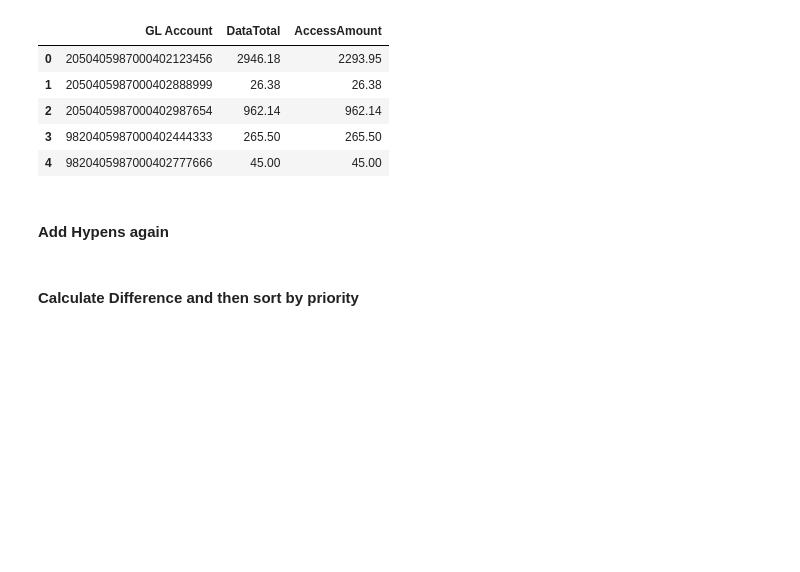
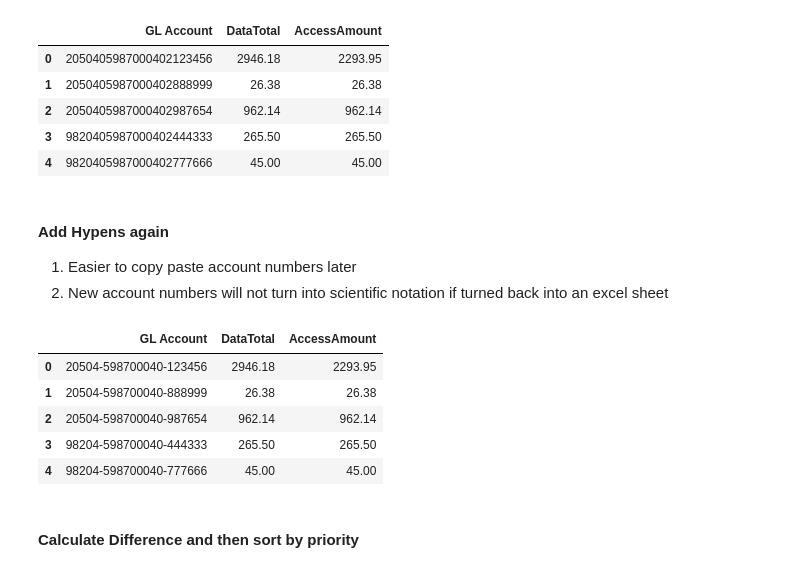
Before and after one commit to ScottySchmidt/accounting-finance-analyst, a Jupyter notebook: AccERP.ipynb, the cells around one changed output. Drawn from its saved outputs; the diff is of its cells as text; code cells hidden in the pictures; blank space fills up the shorter version.

```diff
--- a/AccERP.ipynb
+++ b/AccERP.ipynb
@@ -191,5 +191,3 @@ finalDF.head()
 | 2 | 2050405987000402987654 | 962.14 | 962.14 |
 | 3 | 9820405987000402444333 | 265.50 | 265.50 |
 | 4 | 9820405987000402777666 | 45.00 | 45.00 |
-# %% [markdown]
-#### Add Hypens again
@@ -198,3 +194,23 @@ finalDF.head()
+# %% [markdown]
+#### Add Hypens again
+1. Easier to copy paste account numbers later
+2. New account numbers will not turn into scientific notation if turned back into an excel sheet
+# %%
+accHyphens=[]
+for a in finalDF['GL Account']:
+    accHyphens.append(a[0:5]+'-'+a[6:15]+'-'+a[16:22])
+
+name = df.columns[0] # Find the name of the column by index
+finalDF.drop(name, axis = 1, inplace = True) #drop column
+finalDF.insert(0, name, accHyphens ) #readd column that has hyphens
+finalDF.head()
+# %% [output]
+|  | GL Account | DataTotal | AccessAmount |
+| 0 | 20504-598700040-123456 | 2946.18 | 2293.95 |
+| 1 | 20504-598700040-888999 | 26.38 | 26.38 |
+| 2 | 20504-598700040-987654 | 962.14 | 962.14 |
+| 3 | 98204-598700040-444333 | 265.50 | 265.50 |
+| 4 | 98204-598700040-777666 | 45.00 | 45.00 |
 # %% [markdown]
 #### Calculate Difference and then sort by priority
 # %%
```
Also changed, not shown: parts of 6 cells of this notebook.
